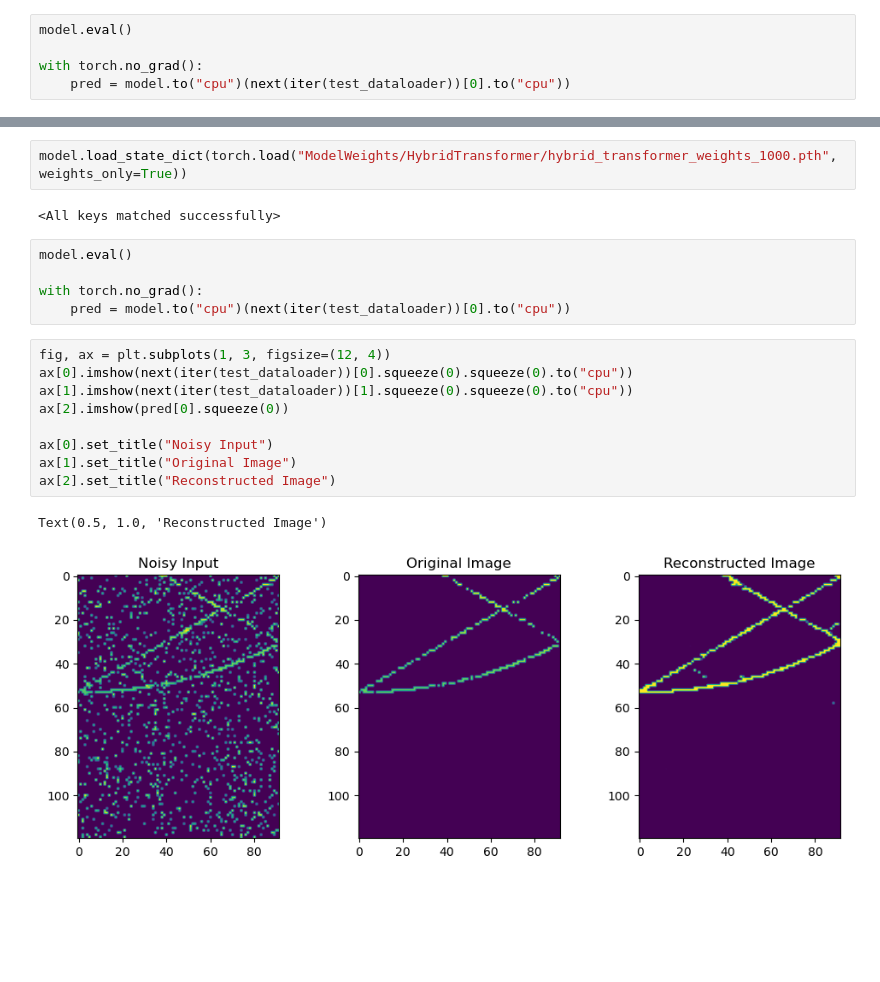
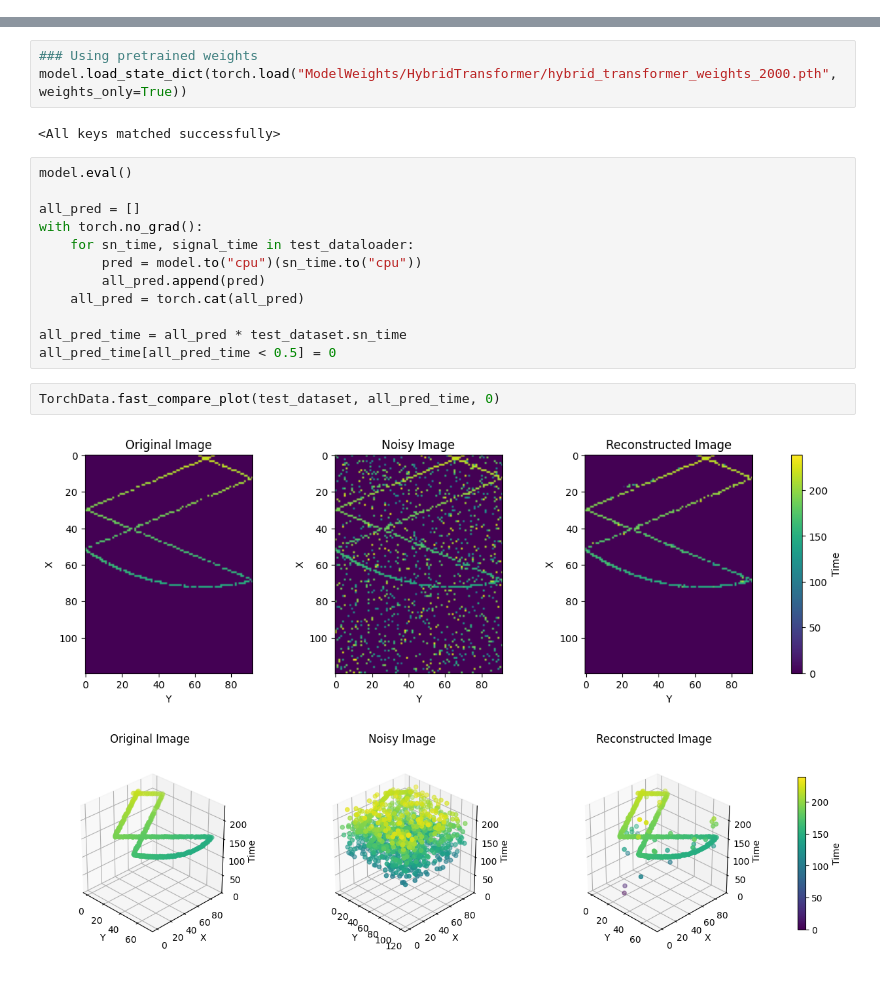
Before and after one commit to Lukelele/ResearchProject, a Jupyter notebook: HybridTransformer.ipynb, the cells around one changed output, grey strips where cells are left out. Drawn from its saved outputs; the diff is of its cells as text; blank space fills up the shorter version.

```diff
--- a/HybridTransformer.ipynb
+++ b/HybridTransformer.ipynb
@@ -112,5 +94,0 @@ for epoch in tqdm(range(100)):
-# %%
-model.eval()
-
-with torch.no_grad():
-    pred = model.to("cpu")(next(iter(test_dataloader))[0].to("cpu"))
@@ -135,21 +95,22 @@ Text(0.5, 1.0, 'Reconstructed Image')
 # %%
-model.load_state_dict(torch.load("ModelWeights/HybridTransformer/hybrid_transformer_weights_1000.pth", weights_only=True))
+### Using pretrained weights
+model.load_state_dict(torch.load("ModelWeights/HybridTransformer/hybrid_transformer_weights_2000.pth", weights_only=True))
 # %% [output]
 <All keys matched successfully>
-# %%
-model.eval()
-
-with torch.no_grad():
-    pred = model.to("cpu")(next(iter(test_dataloader))[0].to("cpu"))
-# %%
-fig, ax = plt.subplots(1, 3, figsize=(12, 4))
-ax[0].imshow(next(iter(test_dataloader))[0].squeeze(0).squeeze(0).to("cpu"))
-ax[1].imshow(next(iter(test_dataloader))[1].squeeze(0).squeeze(0).to("cpu"))
-ax[2].imshow(pred[0].squeeze(0))
-
-ax[0].set_title("Noisy Input")
-ax[1].set_title("Original Image")
-ax[2].set_title("Reconstructed Image")
-# %% [output]
-Text(0.5, 1.0, 'Reconstructed Image')
-[figure, removed]
+# %%
+model.eval()
+
+all_pred = []
+with torch.no_grad():
+    for sn_time, signal_time in test_dataloader:
+        pred = model.to("cpu")(sn_time.to("cpu"))
+        all_pred.append(pred)
+    all_pred = torch.cat(all_pred)
+
+all_pred_time = all_pred * test_dataset.sn_time
+all_pred_time[all_pred_time < 0.5] = 0
+# %%
+TorchData.fast_compare_plot(test_dataset, all_pred_time, 0)
+# %% [output]
+[figure, added]
+[figure, added]
```
Also changed, not shown: parts of 7 cells of this notebook, 4 other files.
